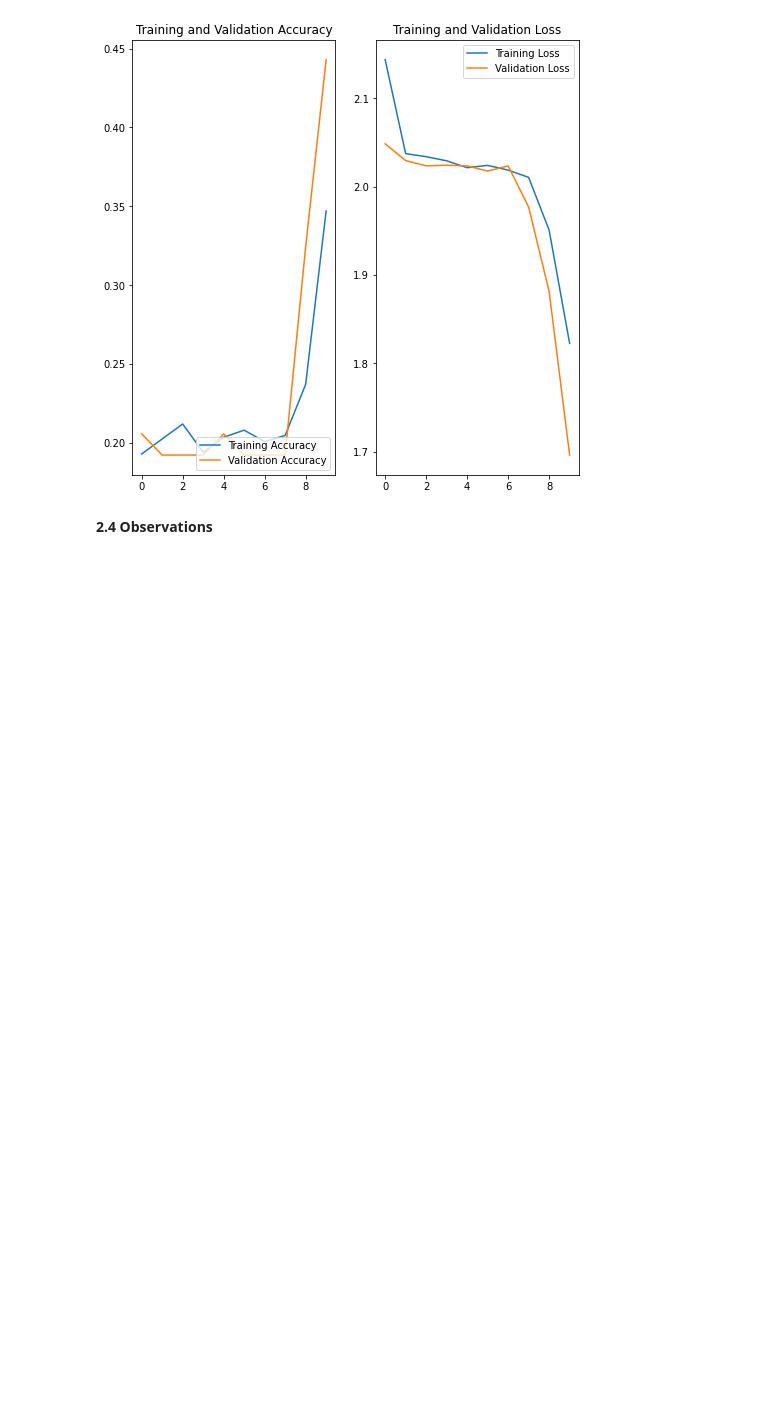
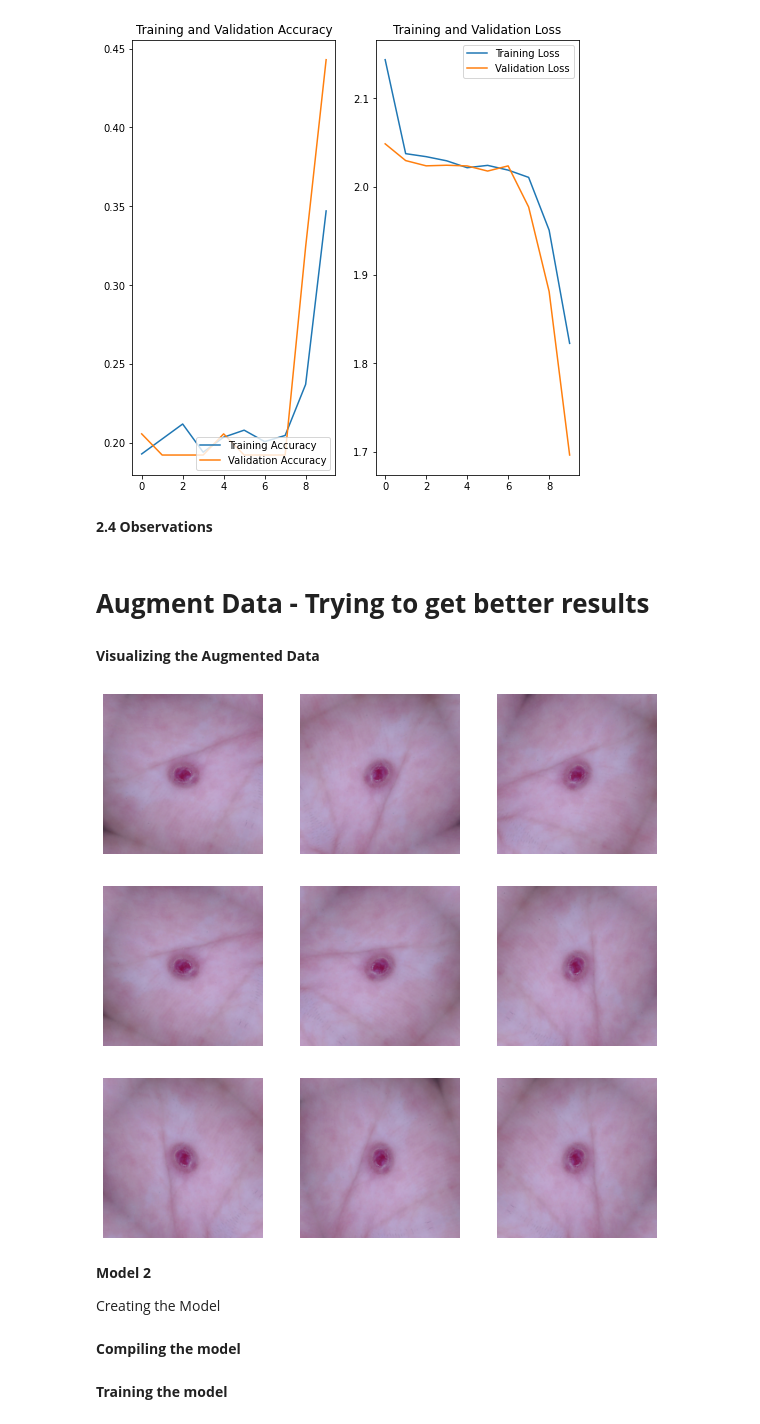
Before and after one commit to rdkdaniel/Computer-Vision, a Jupyter notebook: Cancer_Detection_(CTCs).ipynb, the cells around one changed output. Drawn from its saved outputs; the diff is of its cells as text; code cells hidden in the pictures; blank space fills up the shorter version.

```diff
--- a/Cancer_Detection_(CTCs).ipynb
+++ b/Cancer_Detection_(CTCs).ipynb
@@ -376,3 +374,28 @@ plt.show()
 #The model accuracy for Train data set has dropped to nearly 45%.
 #The accuracy for the Validation set is at 40%.
 #This is a much better model compared to the previous model as there seems to be No Overfit with the training accuracy 45% and validation accuracy at 40%.
+# %% [markdown]
+# **Augment Data - Trying to get better results**
+# %%
+data_augmentation=tf.keras.Sequential([
+  layers.experimental.preprocessing.RandomFlip("horizontal_and_vertical"),
+  layers.experimental.preprocessing.RandomRotation(0.2)
+])
+# %% [markdown]
+**Visualizing the Augmented Data**
+# %%
+image, label = next(iter(train_ds))
+image=np.array(image,np.int32)
+plt.figure(figsize=(10, 10))
+for i in range(9):
+  augmented_image = data_augmentation(image)
+  ax = plt.subplot(3, 3, i + 1)
+  augmented_image1=np.array(augmented_image[0],np.int32)
+  plt.imshow((augmented_image1))
+  plt.axis("off")
+# %% [output]
+[figure, added]
+# %% [markdown]
+**Model 2**
+
+Creating the Model
@@ -378,0 +428,2 @@ plt.show()
+# %% [markdown]
+**Compiling the model**
@@ -378,0 +434,2 @@ plt.show()
+# %% [markdown]
+**Training the model**
```
Also changed, not shown: parts of 8 cells of this notebook.
